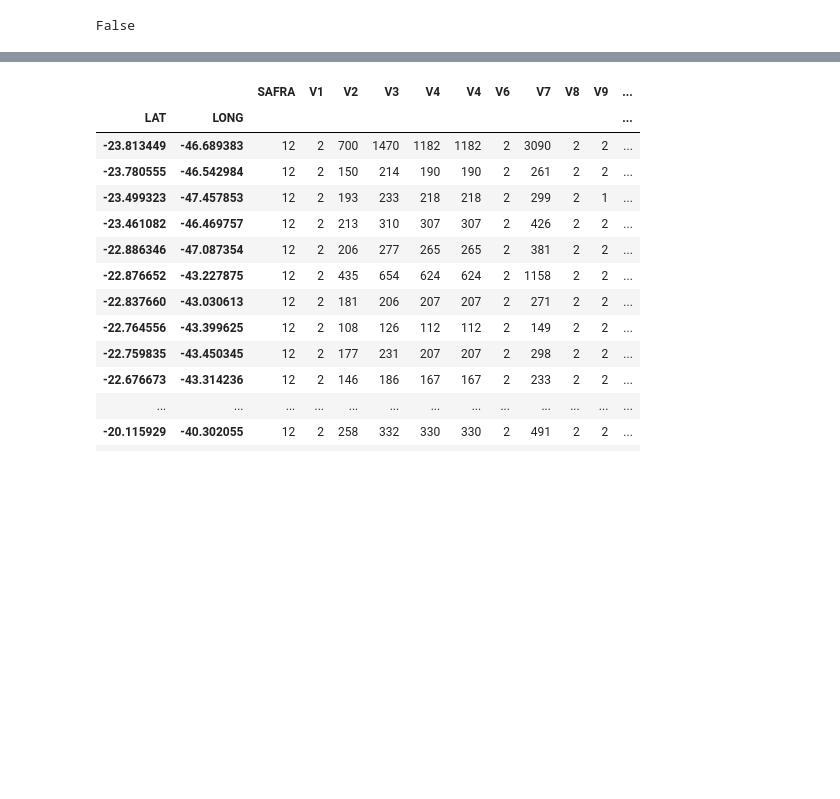
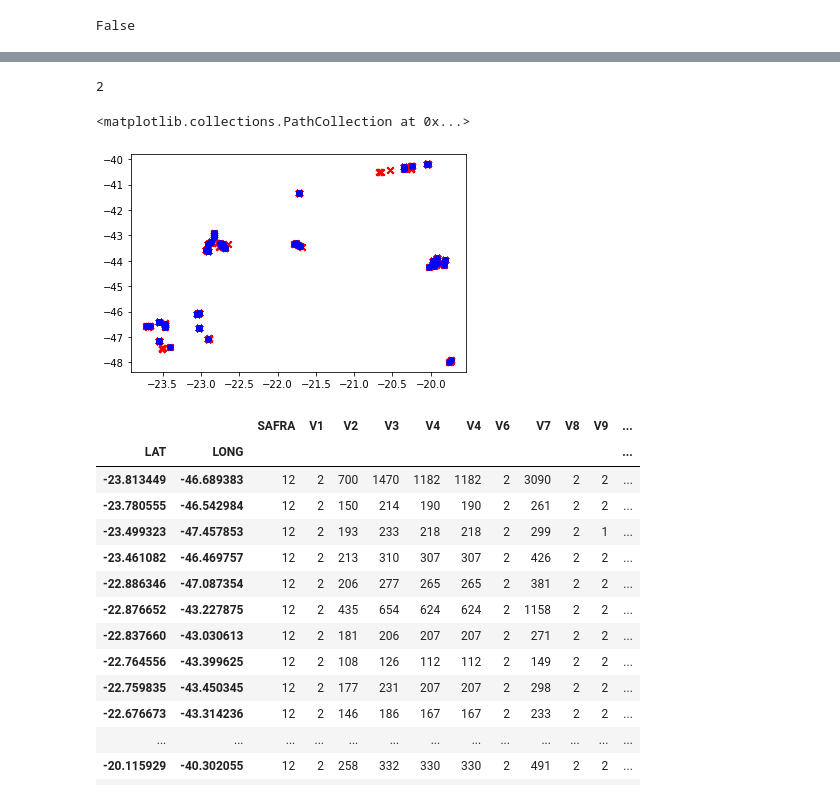
Before and after one commit to marceloosg/ibge, a Jupyter notebook: Trustly.ipynb, the cells around one changed output, grey strips where cells are left out. Cells and saved outputs as stored; diff of their text form; code cells hidden in the pictures; blank space fills up the shorter version.

```diff
--- a/Trustly.ipynb
+++ b/Trustly.ipynb
@@ -141,2 +174,2 @@ class transform_geo_cep:
 # %%
-df_geo = transform_geo_cep(df)
+df_geo = merge_geo_cep(df)
@@ -161,3 +200,5 @@ df_geo.geo_cep_ibge
+# %%
+dgeo=df_geo.get_df(cols = ['SAFRA', 'V1', 'V2', 'V3', 'V4','V4','V6', 'V7','V8', 'V9', 'V10','V11','CEP', 'latitude', 'longitude', 'TARGET'])
 # %%
 dgeo.isna().mean()
 # %% [output]
@@ -178,4 +221,19 @@ TARGET    0.000000
 dtype: float64
+# %%
+dgeo[dgeo.latitude.isna()].TARGET.sum()
+# %% [output]
+2
+# %%
+import matplotlib.pyplot as plt
+x=list(dgeo.query('TARGET == 0').latitude.astype(float).values)
+y=list(dgeo.query('TARGET == 0').longitude.astype(float).values)
+plt.scatter(x, y,  marker='x', color='red')
+x=list(dgeo.query('TARGET == 1').latitude.astype(float).values)
+y=list(dgeo.query('TARGET == 1').longitude.astype(float).values)
+plt.scatter(x, y,  marker='o', color='blue')
+# %% [output]
+<matplotlib.collections.PathCollection at 0x...>
+[figure, added]
 # %%
 from sklearn.model_selection import GroupShuffleSplit
 splitter = GroupShuffleSplit(test_size=.20, n_splits=2, random_state = 7)
```
Also changed, not shown: parts of 7 cells of this notebook.
